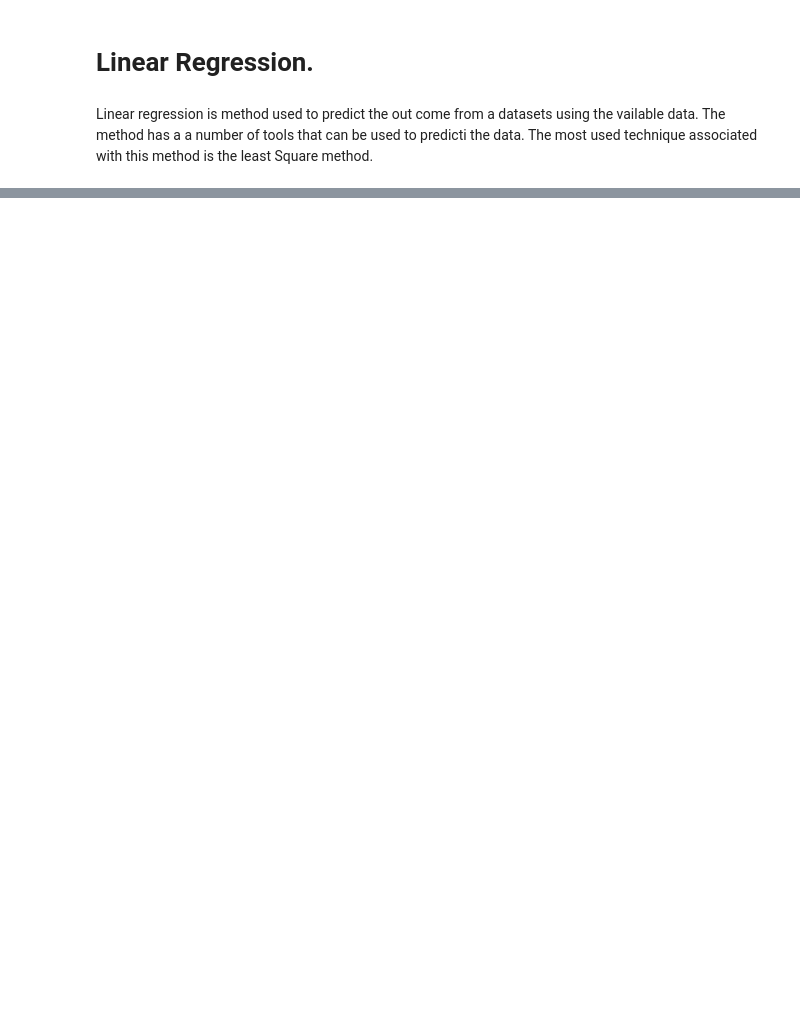
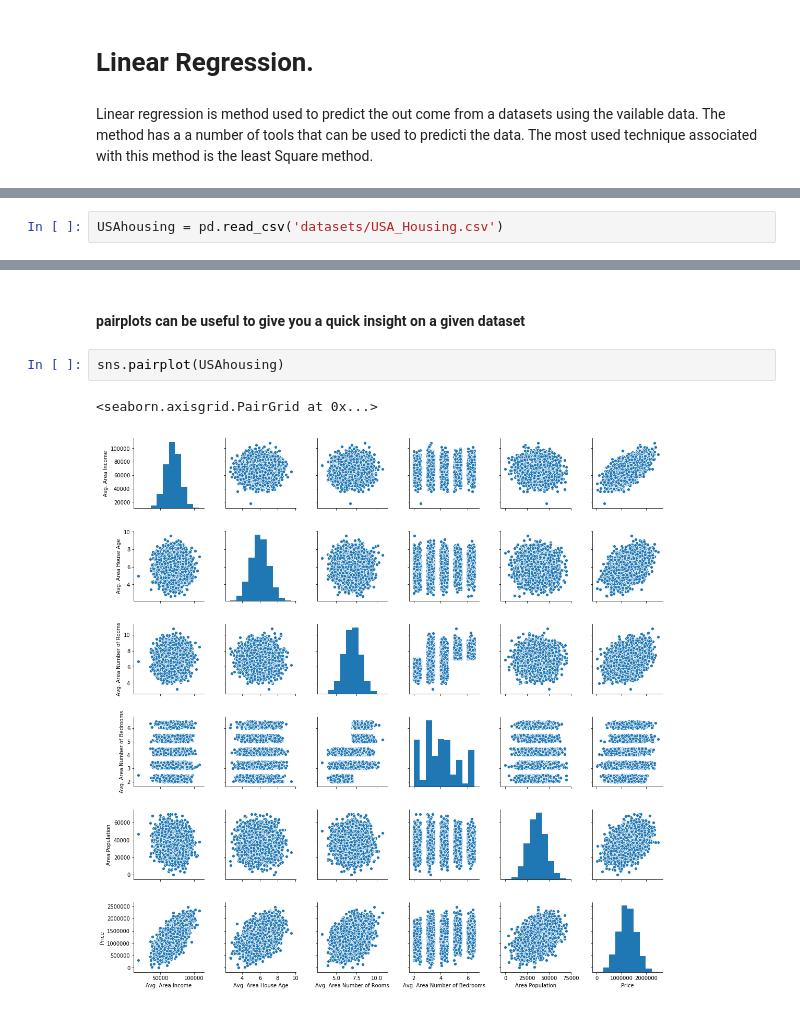
Before and after one commit to MrRutledge/ML_Practice, a Jupyter notebook: Linear_Regression .ipynb, the cells around one changed output, grey strips where cells are left out. Saved outputs shown, nothing was run; the diff lists cells and outputs as text; blank space fills up the shorter version.

```diff
--- a/Linear_Regression .ipynb
+++ b/Linear_Regression .ipynb
@@ -50,0 +56,2 @@ plt.show()
+# %%
+USAhousing = pd.read_csv('datasets/USA_Housing.csv')
@@ -50,0 +85,7 @@ plt.show()
+# %% [markdown]
+#### pairplots can be useful to give you a quick insight on a given dataset
+# %%
+sns.pairplot(USAhousing)
+# %% [output]
+<seaborn.axisgrid.PairGrid at 0x...>
+[figure, added]
```
Also changed, not shown: parts of 55 cells of this notebook, 2 other files.
